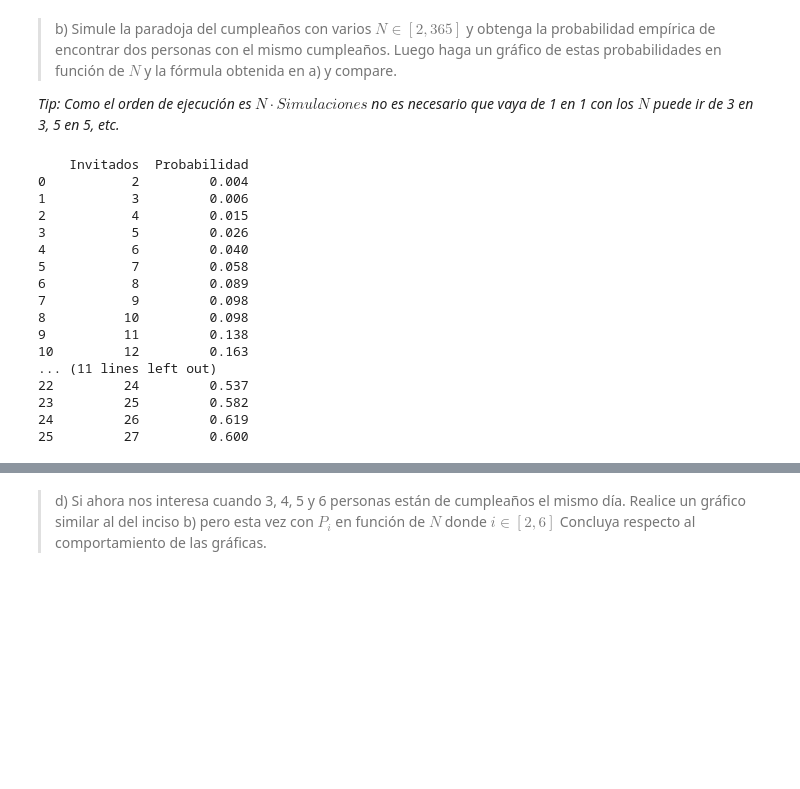
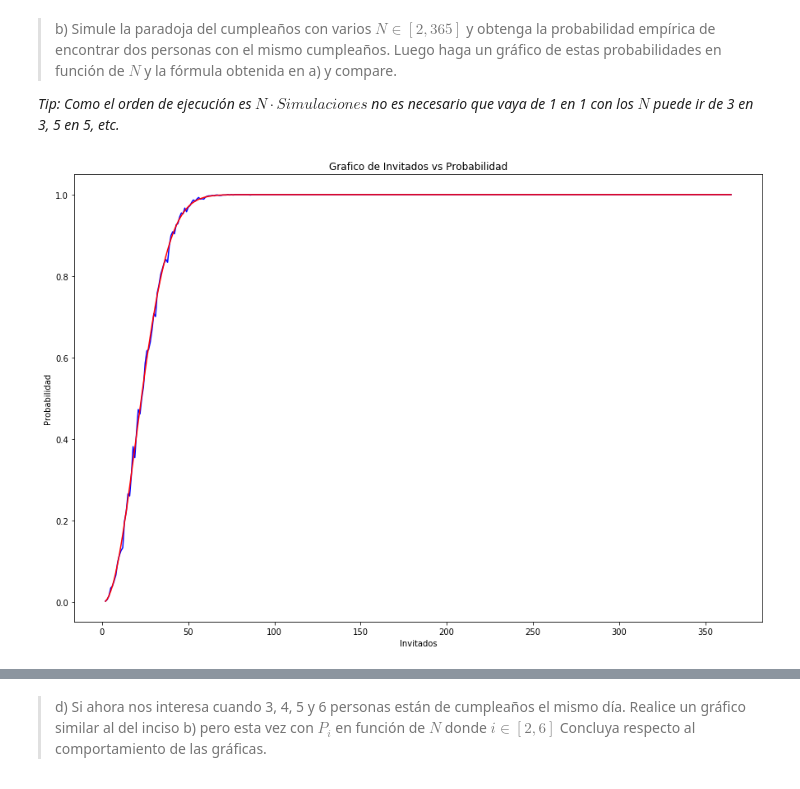
Before and after one commit to Felipitoo/estaca2, a Jupyter notebook: Laboratorio 2.ipynb, the cells around one changed output, grey strips where cells are left out. Cells and saved outputs as stored; diff of their text form; code cells hidden in the pictures; blank space fills up the shorter version.

```diff
--- a/Laboratorio 2.ipynb
+++ b/Laboratorio 2.ipynb
@@ -69,55 +67,58 @@ import matplotlib.pyplot as plt
 import random
 import math
 
 %matplotlib inline
+def paradox(n):
+
+    probabilidad_all_differents = 1
+
+    for x in range(0,n):
+        probabilidad_all_differents = (365.0-x)/365.0 * probabilidad_all_differents
+    return 1 - probabilidad_all_differents
 
 
 probs = []
 
 cantidad_reunion = []
 
+teorica = []
 
 random.seed(3)
 
 for x in range(2,366):
     unicos = [] # cantidad de fechas q se repiten
     for i in range(0,1000):
         i = 0
         cumpleaños = {}
         cump = np.random.choice(range(1,366),x)
         if len(set(cump)) == len(cump):
             unicos.append(1)
         else:
             unicos.append(0)
     cantidad_reunion.append(x)
     p_cant = sum(unicos)/len(unicos)
 
     probs.append(1-p_cant)
+    teorica.append(paradox(x))
+
+creator = {"Invitados" : cantidad_reunion ,"Probabilidad Simulación" : probs,"Probabilidad Teorica" : teorica }
+
+df_invitados = pd.DataFrame(creator)
+
+fig, ax = plt.subplots(figsize=(15,10))
+
+plt.xlabel('Invitados')
+plt.ylabel('Probabilidad')
+plt.title('Grafico de Invitados vs Probabilidad')
+
+ax.plot(df["Invitados"], df["Probabilidad Simulación"], color = "blue")
+
+ax.plot(df["Invitados"], df["Probabilidad Teorica"] , color = "red")
 
 
-creator = {"Invitados" : cantidad_reunion ,"Probabilidad" : probs}
-
-df = pd.DataFrame(creator)
-
-print (df.head(26))
+plt.show()
 # %% [output]
-    Invitados  Probabilidad
-0           2         0.004
-1           3         0.006
-2           4         0.015
-3           5         0.026
-4           6         0.040
-5           7         0.058
-6           8         0.089
-7           9         0.098
-8          10         0.098
-9          11         0.138
-10         12         0.163
-... (11 lines left out)
-22         24         0.537
-23         25         0.582
-24         26         0.619
-25         27         0.600
+[figure, added]
 # %% [markdown]
 >c) Mediante simulación obtenga la cantidad de personas necesarias que debe asistir a la reunión para que la probabilidad de que al menos 2 personas estén de cumpleaños sea: 50%, 70% y 95%. Luego, para cada cantidad encontrada compare el valor de su probabilidad teórica mediante la fórmula que encontró en a).
 
```
Also changed, not shown: parts of 7 cells of this notebook.
